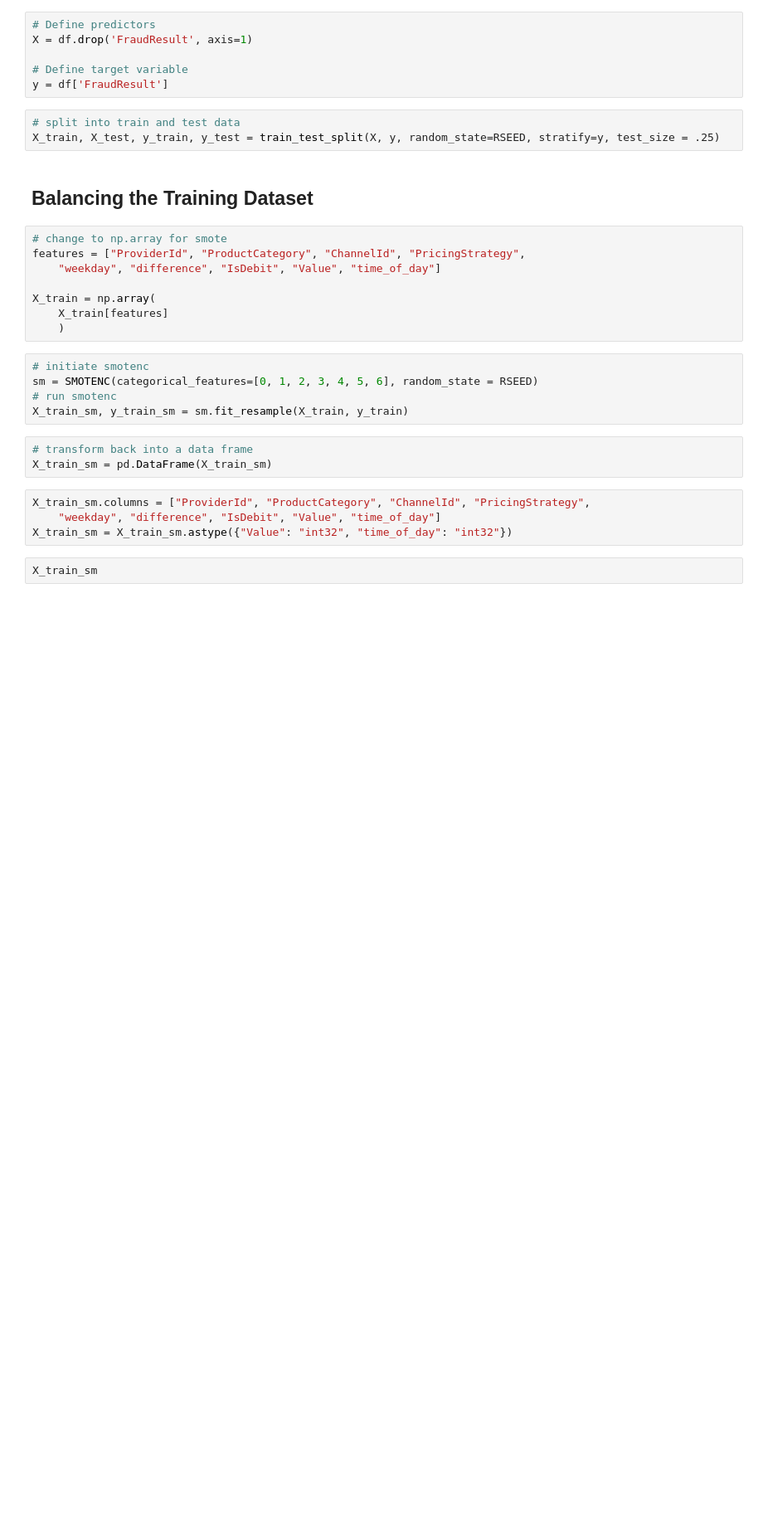
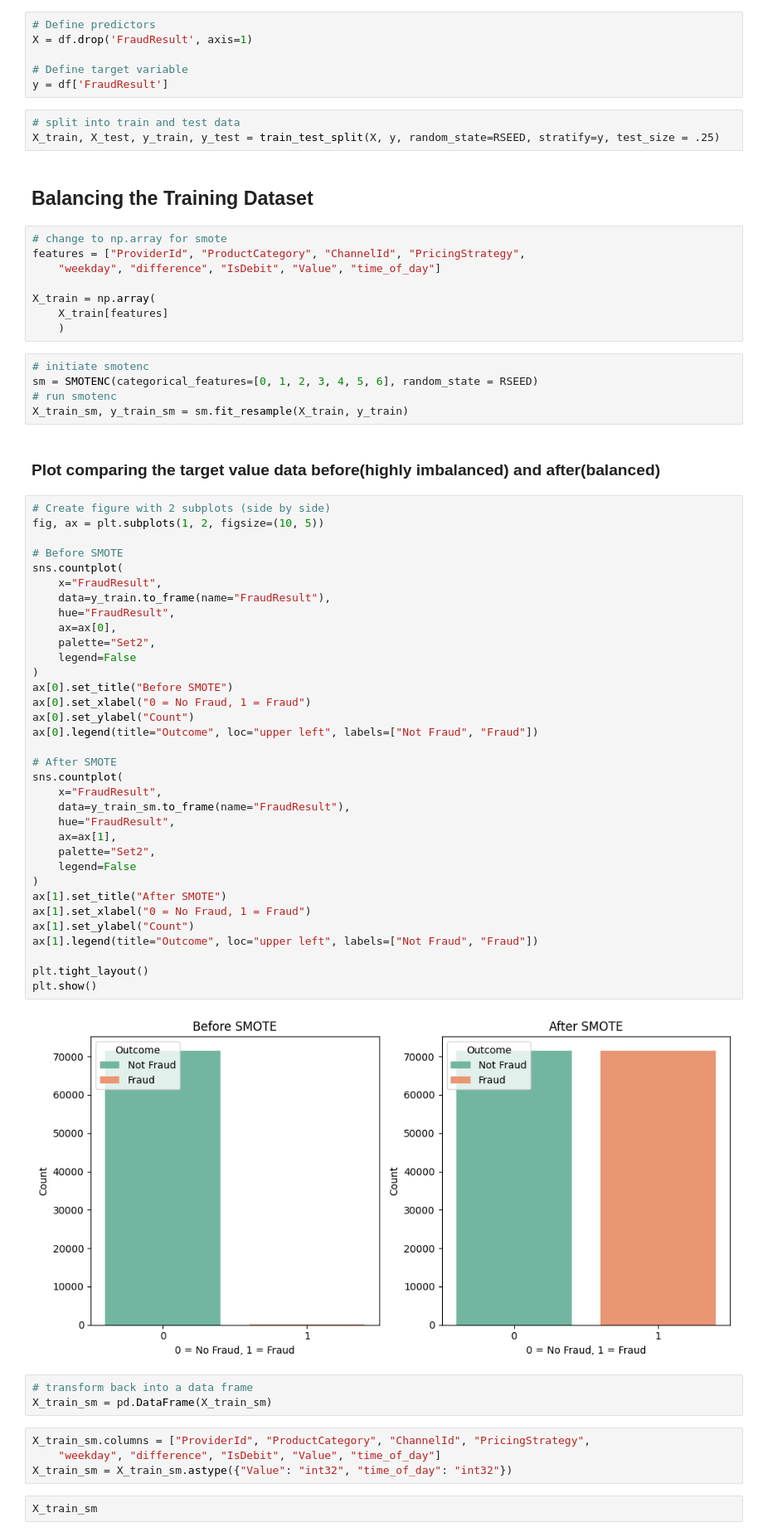
Before and after one commit to rkaur22/ML-fraud-detection-project, a Jupyter notebook: models/best_models.ipynb, the cells around one changed output. Shown: that part at 83% size. Cells and saved outputs as stored; diff of their text form; blank space fills up the shorter version.

```diff
--- a/models/best_models.ipynb
+++ b/models/best_models.ipynb
@@ -72,6 +88,44 @@ X_train = np.array(
 sm = SMOTENC(categorical_features=[0, 1, 2, 3, 4, 5, 6], random_state = RSEED)
 # run smotenc
 X_train_sm, y_train_sm = sm.fit_resample(X_train, y_train)
+# %% [markdown]
+### Plot comparing the target value data before(highly imbalanced) and after(balanced)
+# %%
+# Create figure with 2 subplots (side by side)
+fig, ax = plt.subplots(1, 2, figsize=(10, 5))
+
+# Before SMOTE
+sns.countplot(
+    x="FraudResult",
+    data=y_train.to_frame(name="FraudResult"),
+    hue="FraudResult",
+    ax=ax[0],
+    palette="Set2",
+    legend=False
+)
+ax[0].set_title("Before SMOTE")
+ax[0].set_xlabel("0 = No Fraud, 1 = Fraud")
+ax[0].set_ylabel("Count")
+ax[0].legend(title="Outcome", loc="upper left", labels=["Not Fraud", "Fraud"])
+
+# After SMOTE
+sns.countplot(
+    x="FraudResult",
+    data=y_train_sm.to_frame(name="FraudResult"),
+    hue="FraudResult",
+    ax=ax[1],
+    palette="Set2",
+    legend=False
+)
+ax[1].set_title("After SMOTE")
+ax[1].set_xlabel("0 = No Fraud, 1 = Fraud")
+ax[1].set_ylabel("Count")
+ax[1].legend(title="Outcome", loc="upper left", labels=["Not Fraud", "Fraud"])
+
+plt.tight_layout()
+plt.show()
+# %% [output]
+[figure, added]
 # %%
 # transform back into a data frame
 X_train_sm = pd.DataFrame(X_train_sm)
```
Also changed, not shown: parts of 13 cells of this notebook, 5 other files.
